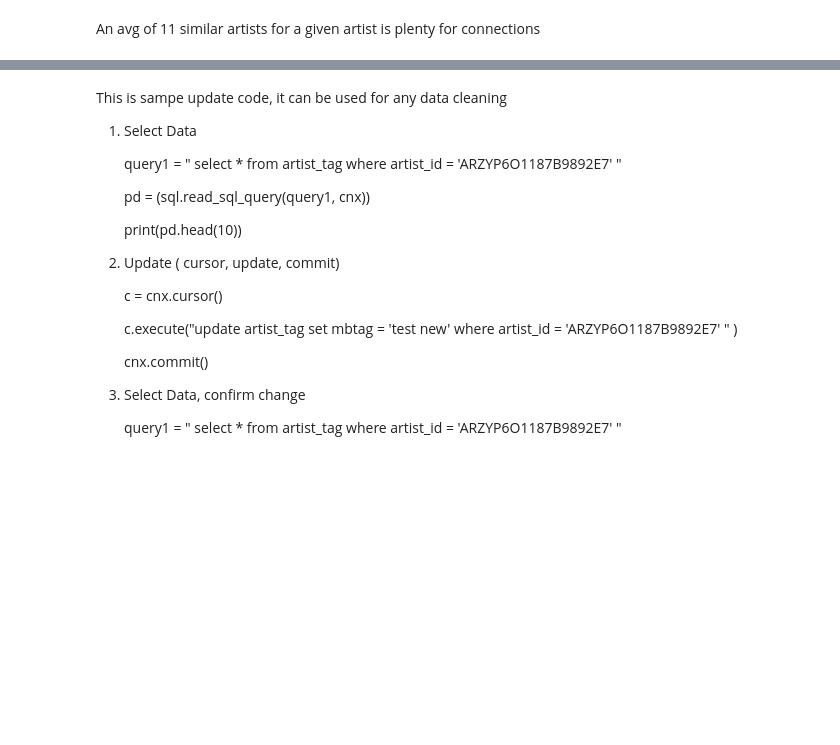
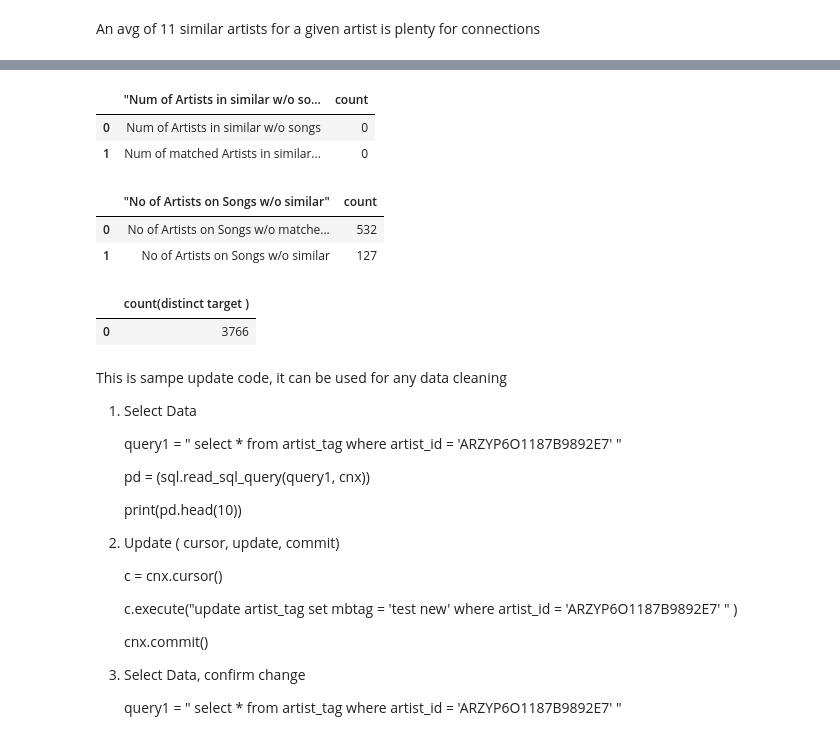
Before and after one commit to brion101/brion101.github.io, a Jupyter notebook: CA_01.ipynb, the cells around one changed output, grey strips where cells are left out. Drawn from its saved outputs; the diff is of its cells as text; code cells hidden in the pictures; blank space fills up the shorter version.

```diff
--- a/CA_01.ipynb
+++ b/CA_01.ipynb
@@ -322,3 +388,29 @@ An avg of 11 similar artists for a given artist is plenty for connections
+# %%
+# select a count of artists on the artist_artist_similar table that do not have a song, use union (check against artist_id_name table)
+q1='select "Num of Artists in similar w/o songs", count(*) as "count" from artist_artist_similarty where target not in (select artist_id from artist_id_name) union select "Num of similar Artists in similar w/o songs", count(*) as "count" from artist_artist_similarty where similar not in (select artist_id from artist_id_name) '
+pd = (sql.read_sql_query(q1, cnx))
+pd.head(10)
+# %% [output]
+|  | "Num of Artists in similar w/o so... | count |
+| 0 | Num of Artists in similar w/o songs | 0 |
+| 1 | Num of matched Artists in similar... | 0 |
+# %%
+# select a count of artists on the artist_artist_similar table that do not have a song, use union (check against artist_id_name table)
+q1='select "No of Artists on Songs w/o similar", count(*) as "count" from artist_id_name where artist_id not in (select target from artist_artist_similarty) union select "No of Artists on Songs w/o matched Artists", count(*) as "count" from artist_id_name where artist_id not in (select similar from artist_artist_similarty) '
+pd = (sql.read_sql_query(q1, cnx))
+pd.head(10)
+# %% [output]
+|  | "No of Artists on Songs w/o similar" | count |
+| 0 | No of Artists on Songs w/o matche... | 532 |
+| 1 | No of Artists on Songs w/o similar | 127 |
+# %%
+# do a count of distinct targets (artist_ids) on the artist_artist_similar table
+q1='select count(distinct target ) from artist_artist_similarty'
+pd = (sql.read_sql_query(q1, cnx))
+pd.head(10)
+# %% [output]
+|  | count(distinct target ) |
+| 0 | 3766 |
 # %% [markdown]
 This is sampe update code, it can be used for any data cleaning
 
```
Also changed, not shown: parts of 10 cells of this notebook.
